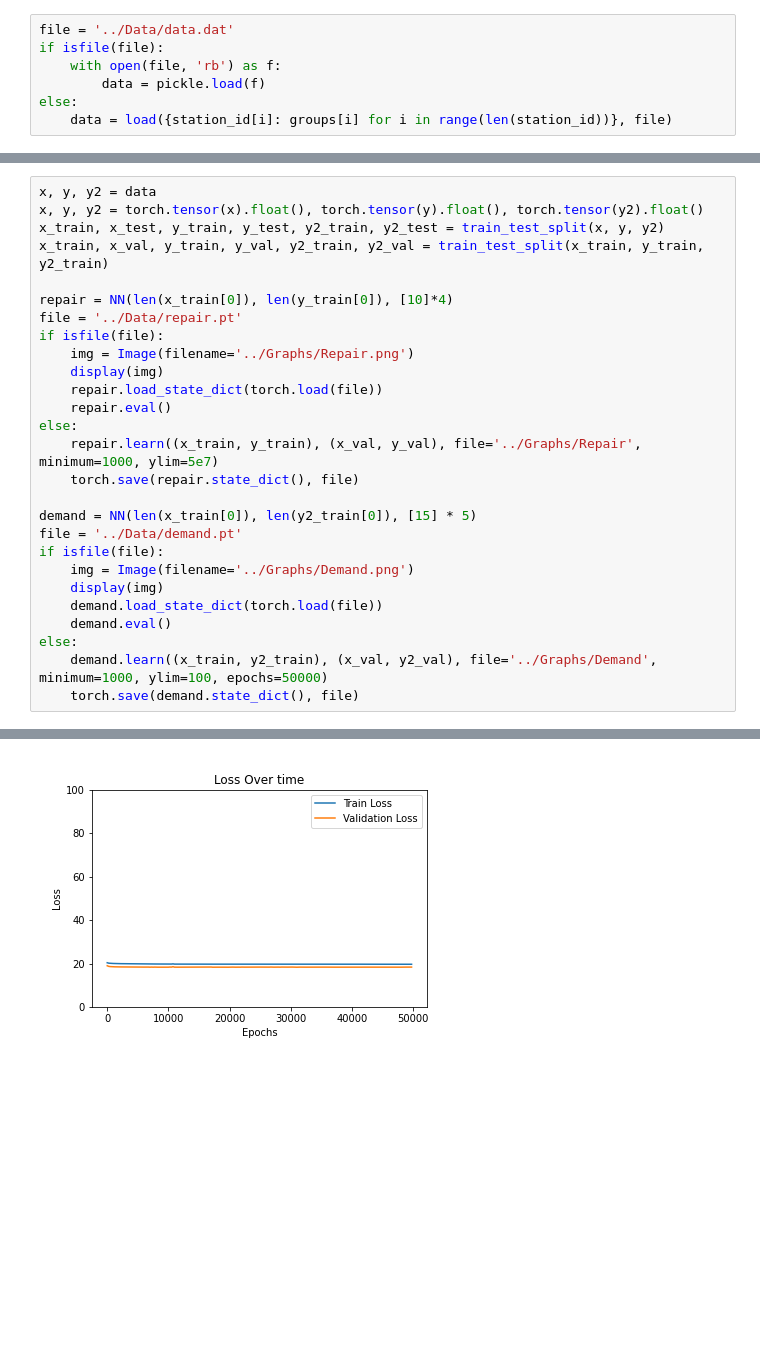
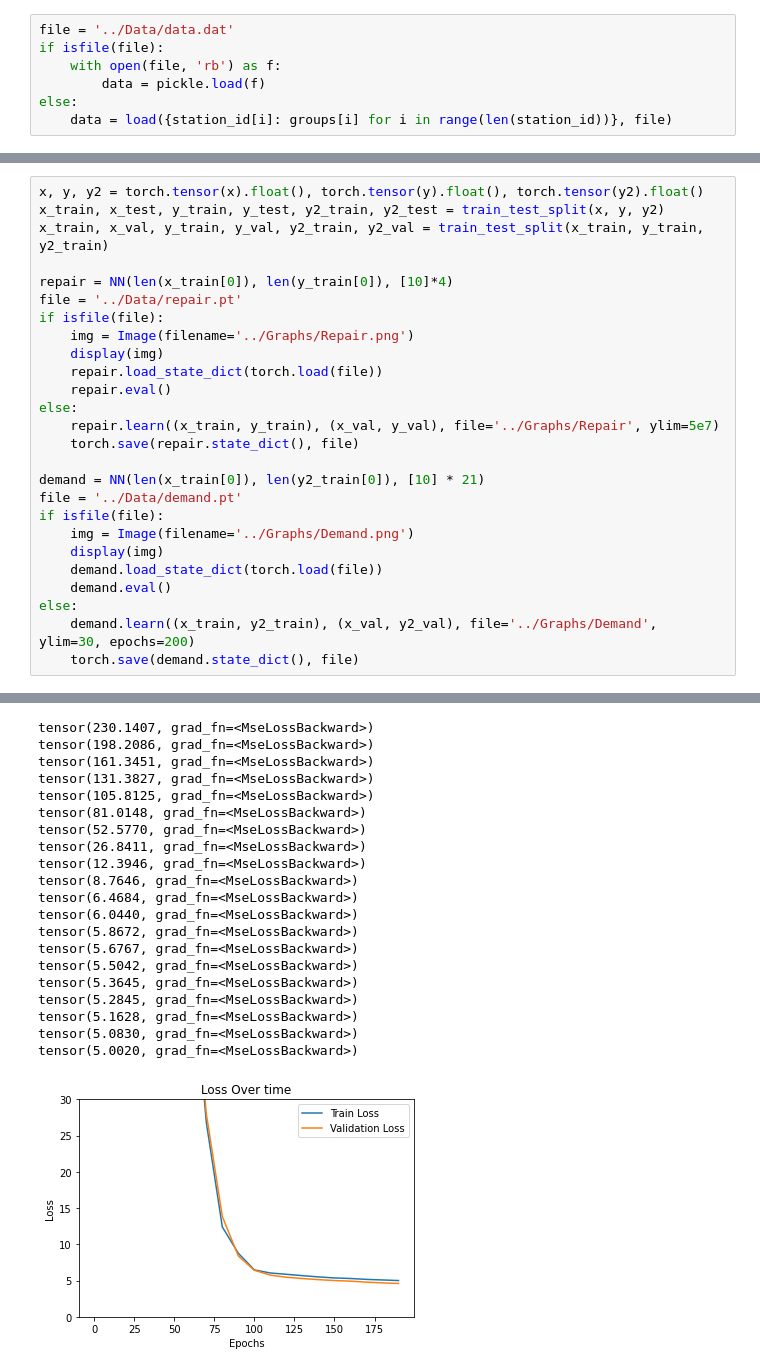
Before and after one commit to RyanW124/A-Deep-Learning-Approach-to-Predict-the-Number-of-Bikes-a-Bike-Sharing-Company-Repairs, a Jupyter notebook: Code/main.ipynb, the cells around one changed output, grey strips where cells are left out. Saved outputs shown, nothing was run; the diff lists cells and outputs as text; blank space fills up the shorter version.

```diff
--- a/Code/main.ipynb
+++ b/Code/main.ipynb
@@ -37,30 +52,49 @@ else:
 # %%
-x, y, y2 = data
 x, y, y2 = torch.tensor(x).float(), torch.tensor(y).float(), torch.tensor(y2).float()
 x_train, x_test, y_train, y_test, y2_train, y2_test = train_test_split(x, y, y2)
 x_train, x_val, y_train, y_val, y2_train, y2_val = train_test_split(x_train, y_train, y2_train)
 
 repair = NN(len(x_train[0]), len(y_train[0]), [10]*4)
 file = '../Data/repair.pt'
 if isfile(file):
     img = Image(filename='../Graphs/Repair.png')
     display(img)
     repair.load_state_dict(torch.load(file))
     repair.eval()
 else:
-    repair.learn((x_train, y_train), (x_val, y_val), file='../Graphs/Repair', minimum=1000, ylim=5e7)
+    repair.learn((x_train, y_train), (x_val, y_val), file='../Graphs/Repair', ylim=5e7)
     torch.save(repair.state_dict(), file)
 
-demand = NN(len(x_train[0]), len(y2_train[0]), [15] * 5)
+demand = NN(len(x_train[0]), len(y2_train[0]), [10] * 21)
 file = '../Data/demand.pt'
 if isfile(file):
     img = Image(filename='../Graphs/Demand.png')
     display(img)
     demand.load_state_dict(torch.load(file))
     demand.eval()
 else:
-    demand.learn((x_train, y2_train), (x_val, y2_val), file='../Graphs/Demand', minimum=1000, ylim=100, epochs=50000)
+    demand.learn((x_train, y2_train), (x_val, y2_val), file='../Graphs/Demand', ylim=30, epochs=200)
     torch.save(demand.state_dict(), file)
 # %% [output]
 [figure]
+tensor(230.1407, grad_fn=<MseLossBackward>)
+tensor(198.2086, grad_fn=<MseLossBackward>)
+tensor(161.3451, grad_fn=<MseLossBackward>)
+tensor(131.3827, grad_fn=<MseLossBackward>)
+tensor(105.8125, grad_fn=<MseLossBackward>)
+tensor(81.0148, grad_fn=<MseLossBackward>)
+tensor(52.5770, grad_fn=<MseLossBackward>)
+tensor(26.8411, grad_fn=<MseLossBackward>)
+tensor(12.3946, grad_fn=<MseLossBackward>)
+tensor(8.7646, grad_fn=<MseLossBackward>)
+tensor(6.4684, grad_fn=<MseLossBackward>)
+tensor(6.0440, grad_fn=<MseLossBackward>)
+tensor(5.8672, grad_fn=<MseLossBackward>)
+tensor(5.6767, grad_fn=<MseLossBackward>)
+tensor(5.5042, grad_fn=<MseLossBackward>)
+tensor(5.3645, grad_fn=<MseLossBackward>)
+tensor(5.2845, grad_fn=<MseLossBackward>)
+tensor(5.1628, grad_fn=<MseLossBackward>)
+tensor(5.0830, grad_fn=<MseLossBackward>)
+tensor(5.0020, grad_fn=<MseLossBackward>)
-[figure, old version]
+[figure, new version]
```
Also changed, not shown: parts of 3 cells of this notebook, 4 other files.
